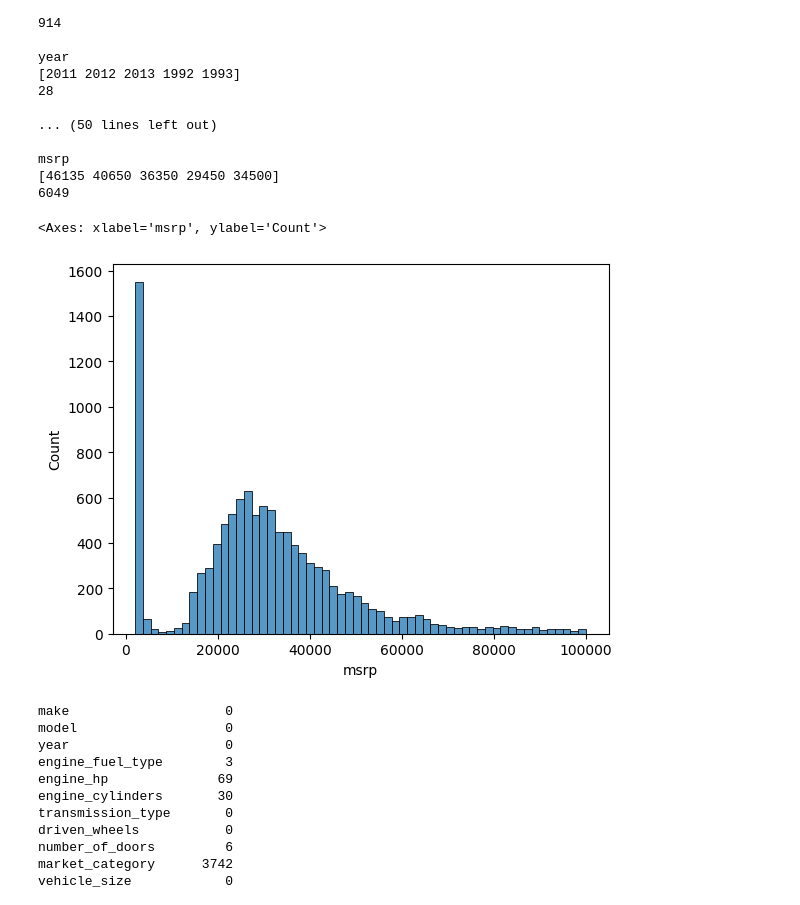
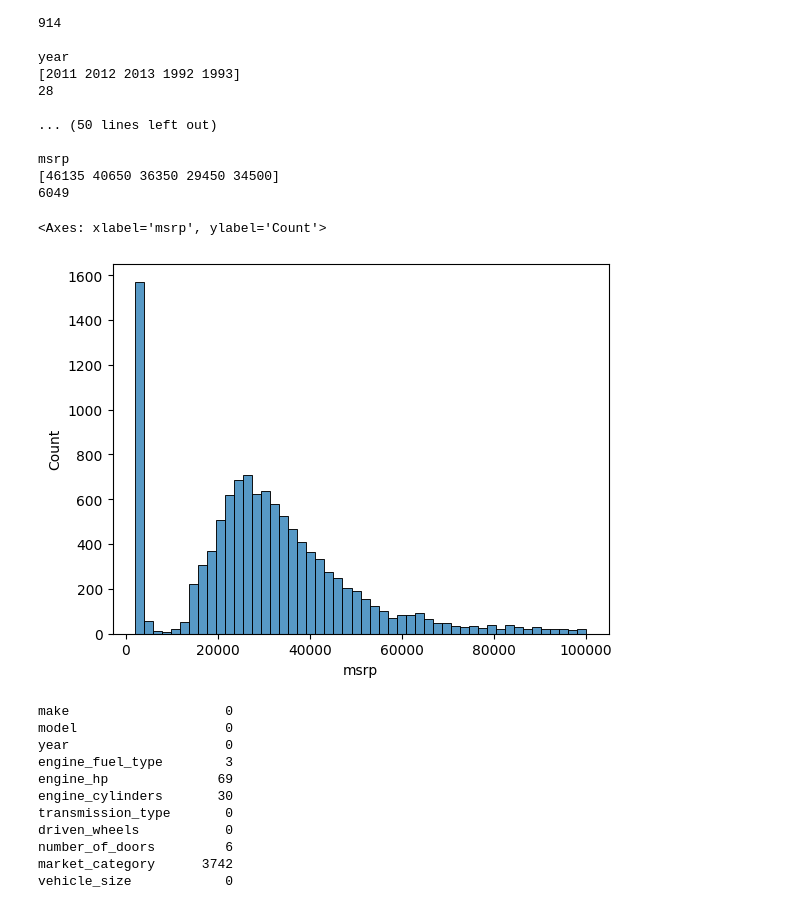
Before and after one commit to rkscodes/ml-zoomcamp, a Jupyter notebook: 02-regression/02-car_price_regression.ipynb, the cells around one changed output. Drawn from its saved outputs; the diff is of its cells as text; code cells hidden in the pictures.

```diff
--- a/02-regression/02-car_price_regression.ipynb
+++ b/02-regression/02-car_price_regression.ipynb
@@ -112,10 +112,10 @@ import seaborn as sns
 # %%
 %matplotlib inline
 # %%
-sns.histplot(df.msrp[df.msrp <= 100000])
+sns.histplot(df.msrp[df.msrp <= 100000], bins=50)
 # %% [output]
 <Axes: xlabel='msrp', ylabel='Count'>
-[figure, old version]
+[figure, new version]
 # %%
 df.isnull().sum()
 # %% [output]
```
Also changed, not shown: parts of 15 cells of this notebook, 3 other files.
